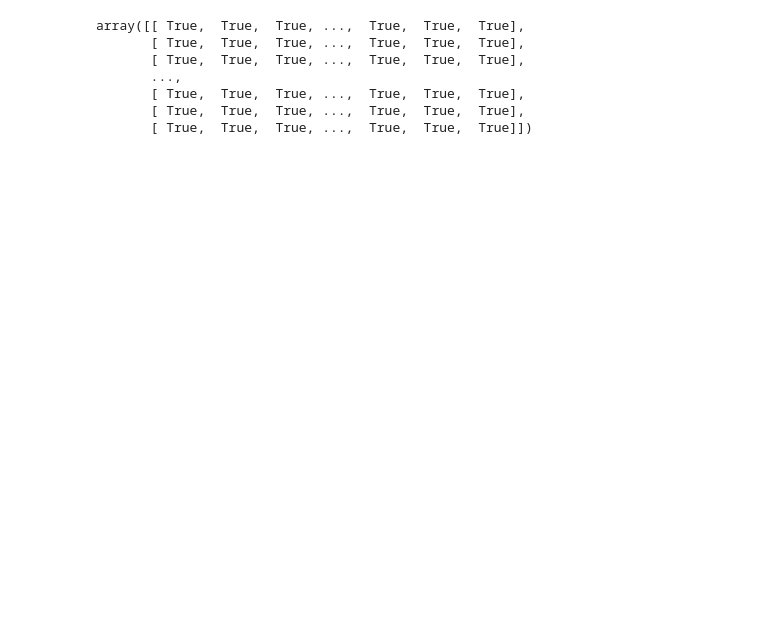
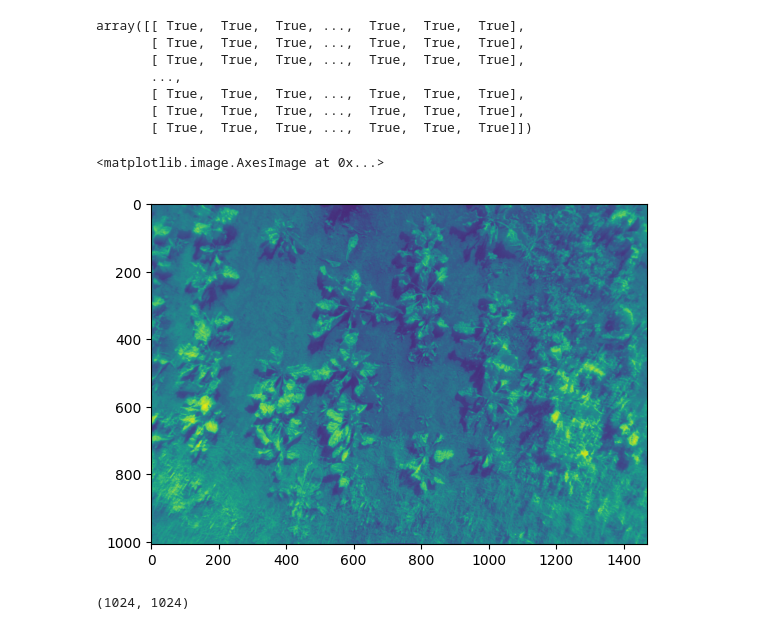
Before and after one commit to Deceptrax123/Crop-Weed-Semantic-Segmentation, a Jupyter notebook: tests.ipynb, the cells around one changed output. Saved outputs shown, nothing was run; the diff lists cells and outputs as text; code cells hidden in the pictures; blank space fills up the shorter version.

```diff
--- a/tests.ipynb
+++ b/tests.ipynb
@@ -346,3 +346,13 @@ array([[ True,  True,  True, ...,  True,  True,  True],
        [ True,  True,  True, ...,  True,  True,  True],
        [ True,  True,  True, ...,  True,  True,  True],
        [ True,  True,  True, ...,  True,  True,  True]])
+# %%
+pathx="./data/Sequoia/SequoiaNIR_30/test/0000_nir_crop.png"
+
+img=Image.open(pathx)
+img=np.array(img)
+# %%
+plt.imshow(img)
+# %% [output]
+<matplotlib.image.AxesImage at 0x...>
+[figure, added]
@@ -348,0 +363,4 @@ array([[ True,  True,  True, ...,  True,  True,  True],
+# %%
+k_resized.size
+# %% [output]
+(1024, 1024)
```
Also changed, not shown: parts of 5 cells of this notebook, 1 other file.
